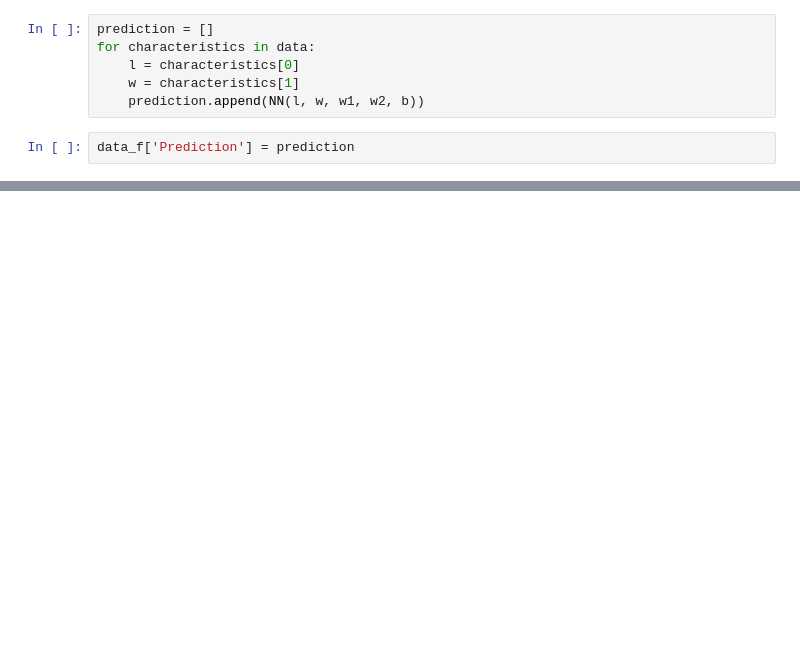
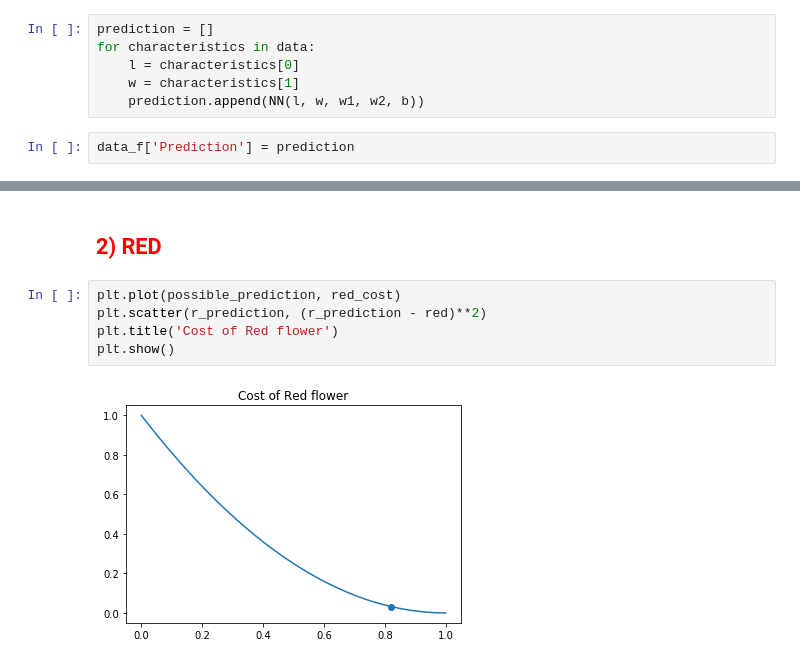
Before and after one commit to Random-COSMOS/Data-Science--Practice-, a Jupyter notebook: neural network.ipynb, the cells around one changed output, grey strips where cells are left out. Cells and saved outputs as stored; diff of their text form; blank space fills up the shorter version.

```diff
--- a/neural network.ipynb
+++ b/neural network.ipynb
@@ -67,0 +72,9 @@ data_f
+# %% [markdown]
+## <font color='red'>2) RED</font>
+# %%
+plt.plot(possible_prediction, red_cost)
+plt.scatter(r_prediction, (r_prediction - red)**2)
+plt.title('Cost of Red flower')
+plt.show()
+# %% [output]
+[figure, added]
```
Also changed, not shown: parts of 21 cells of this notebook, 1 other file.
